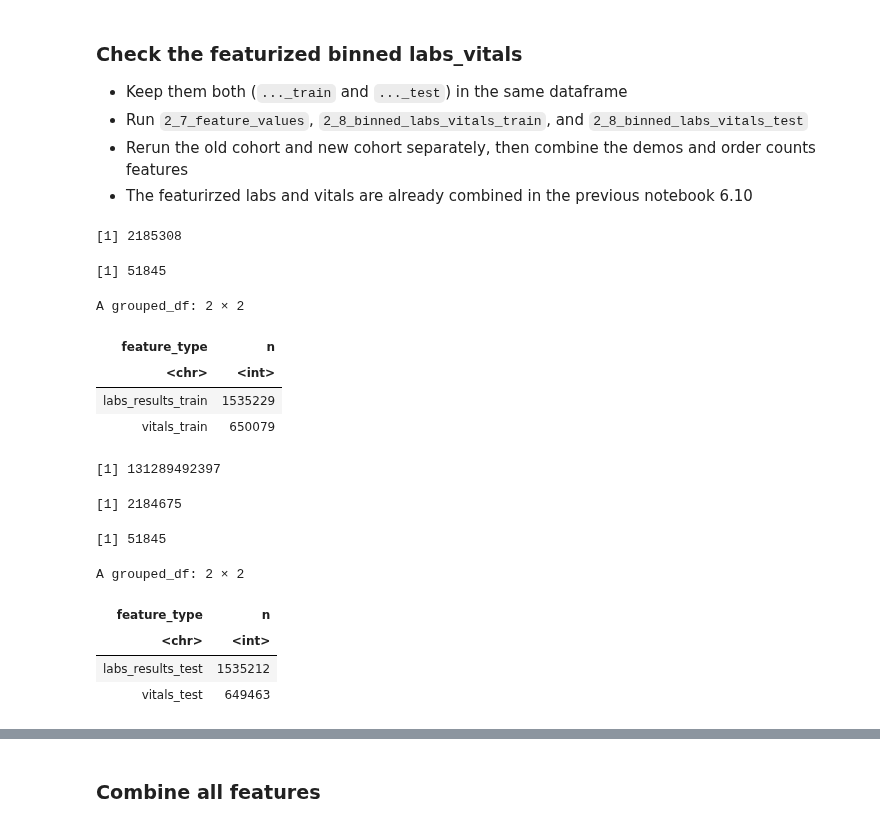
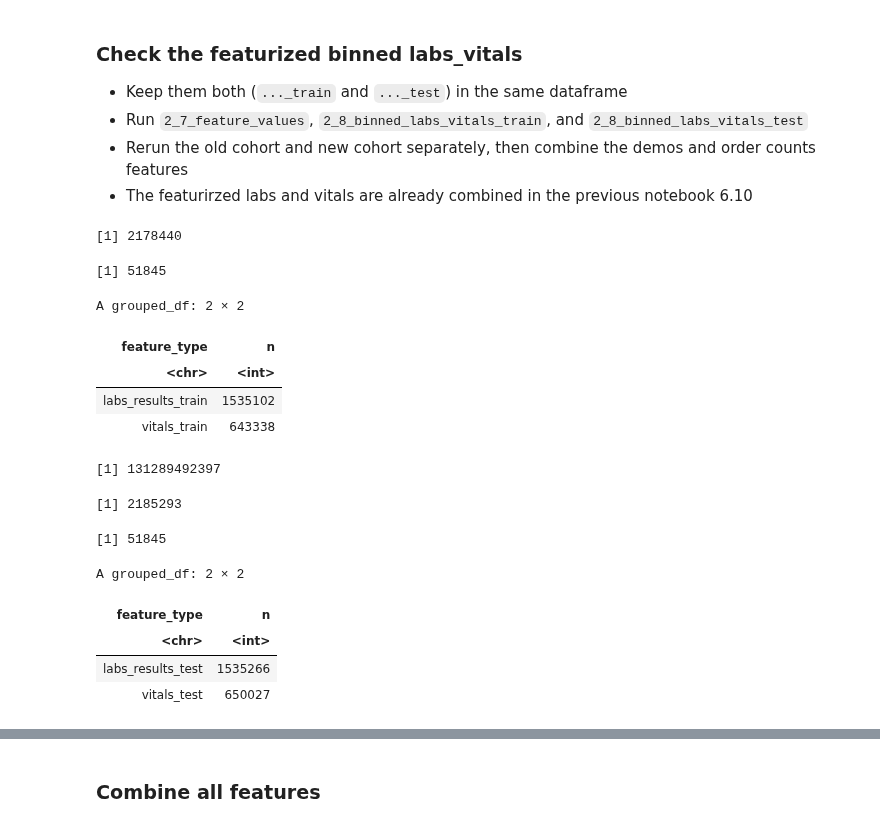
Before and after one commit to Minh084/TDA, a Jupyter notebook: shc2021/14_featurizedvalues_ordercounts_R.ipynb, the cells around one changed output, grey strips where cells are left out. Cells and saved outputs as stored; diff of their text form; code cells hidden in the pictures.

```diff
--- a/shc2021/14_featurizedvalues_ordercounts_R.ipynb
+++ b/shc2021/14_featurizedvalues_ordercounts_R.ipynb
@@ -266,18 +246,20 @@ A grouped_df: 17 × 2
 - The featurirzed labs and vitals are already combined in the previous notebook 6.10
 # %%
 # read in train_binned labs and vitals
-trainbinned_labs_vitals <- read.csv(file.path(outdir, '13_coh4_binned_labs_vitals_train.csv'))
+# trainbinned_labs_vitals <- read.csv(file.path(outdir, '13_coh4_binned_labs_vitals_train.csv'))
+trainbinned_labs_vitals <- read.csv(file.path(outdir, '13.2_coh4_binned_labs_vitals_train.csv'))
+
 nrow(trainbinned_labs_vitals) #coh4: old 2185308
 length(unique(trainbinned_labs_vitals$pat_enc_csn_id_coded)) # 51845
 trainbinned_labs_vitals %>% group_by(feature_type) %>% count()
 # %% [output]
-[1] 2185308
+[1] 2178440
 [1] 51845
 A grouped_df: 2 × 2
 | feature_type | n |
 | <chr> | <int> |
-| labs_results_train | 1535229 |
-| vitals_train | 650079 |
+| labs_results_train | 1535102 |
+| vitals_train | 643338 |
 # %%
 # this patient has no vitals or labs within 24 hours? difftime in featurized didn't take this one!!!! removed
 setdiff(cohort$pat_enc_csn_id_coded, trainbinned_labs_vitals$pat_enc_csn_id_coded)
@@ -285,15 +267,17 @@ setdiff(cohort$pat_enc_csn_id_coded, trainbinned_labs_vitals$pat_enc_csn_id_code
 [1] 131289492397
 # %%
 # read in test_binned labs and vitals, new cohort
-testbinned_labs_vitals <- read.csv(file.path(outdir, '13_coh4_binned_labs_vitals_test.csv'))
+# testbinned_labs_vitals <- read.csv(file.path(outdir, '13_coh4_binned_labs_vitals_test.csv'))
+testbinned_labs_vitals <- read.csv(file.path(outdir, '13.2_coh4_binned_labs_vitals_test.csv'))
+
 nrow(testbinned_labs_vitals) #coh4 2184675
 length(unique(testbinned_labs_vitals$pat_enc_csn_id_coded)) # 51845
 testbinned_labs_vitals %>% group_by(feature_type) %>% count()
 # %% [output]
-[1] 2184675
+[1] 2185293
 [1] 51845
 A grouped_df: 2 × 2
 | feature_type | n |
 | <chr> | <int> |
-| labs_results_test | 1535212 |
-| vitals_test | 649463 |
+| labs_results_test | 1535266 |
+| vitals_test | 650027 |
```
Also changed, not shown: parts of 21 cells of this notebook, 15 other files.
